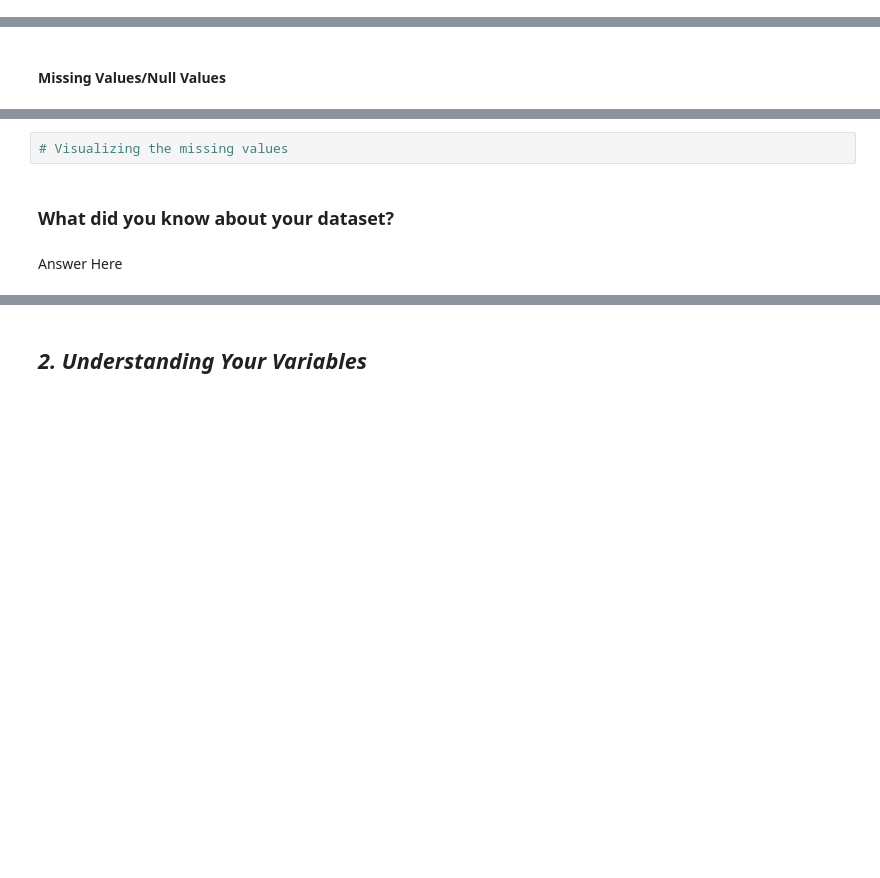
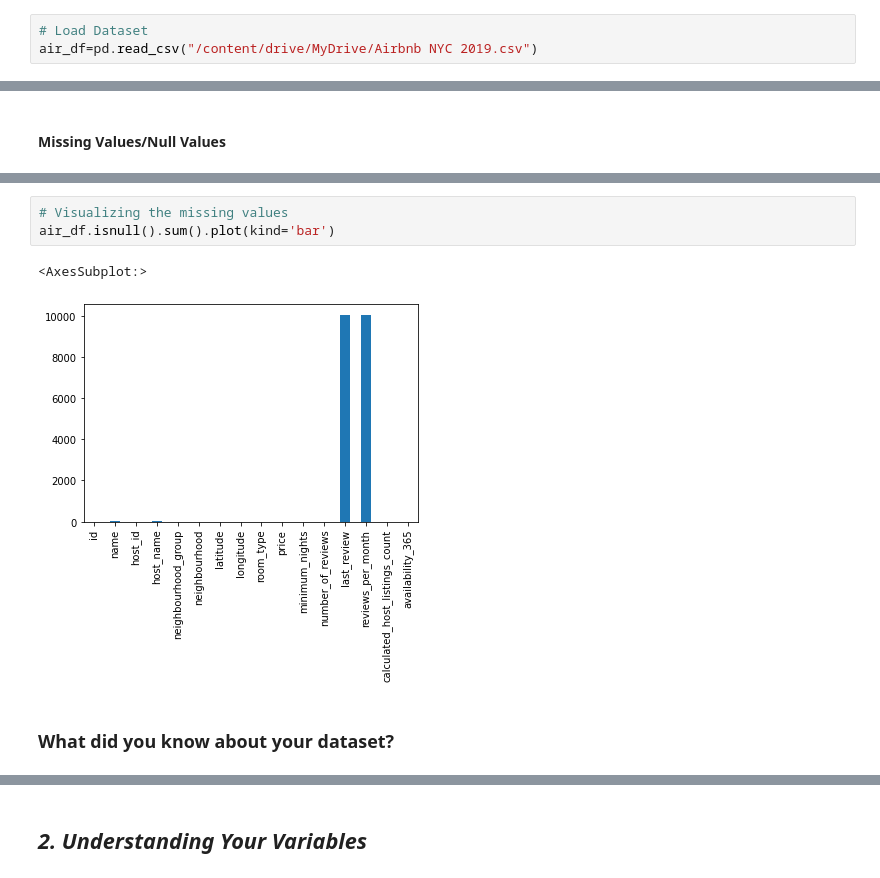
Before and after one commit to apurva-shrivastava/AirBnb-Booking-Analysis, a Jupyter notebook: Apurva_Shrivastava_EDA_Submission_Template.ipynb, the cells around one changed output, grey strips where cells are left out. Cells and saved outputs as stored; diff of their text form; blank space fills up the shorter version.

```diff
--- a/Apurva_Shrivastava_EDA_Submission_Template.ipynb
+++ b/Apurva_Shrivastava_EDA_Submission_Template.ipynb
@@ -83,3 +94,6 @@ M - Multivariate Analysis
+# %%
+# Load Dataset
+air_df=pd.read_csv("/content/drive/MyDrive/Airbnb NYC 2019.csv")
 # %% [markdown]
 ### Dataset First View
 # %%
@@ -103,6 +171,8 @@ M - Multivariate Analysis
 # %%
 # Visualizing the missing values
+air_df.isnull().sum().plot(kind='bar')
+# %% [output]
+<AxesSubplot:>
+[figure, added]
 # %% [markdown]
 ### What did you know about your dataset?
-# %% [markdown]
-Answer Here
```
Also changed, not shown: parts of 15 cells of this notebook.
